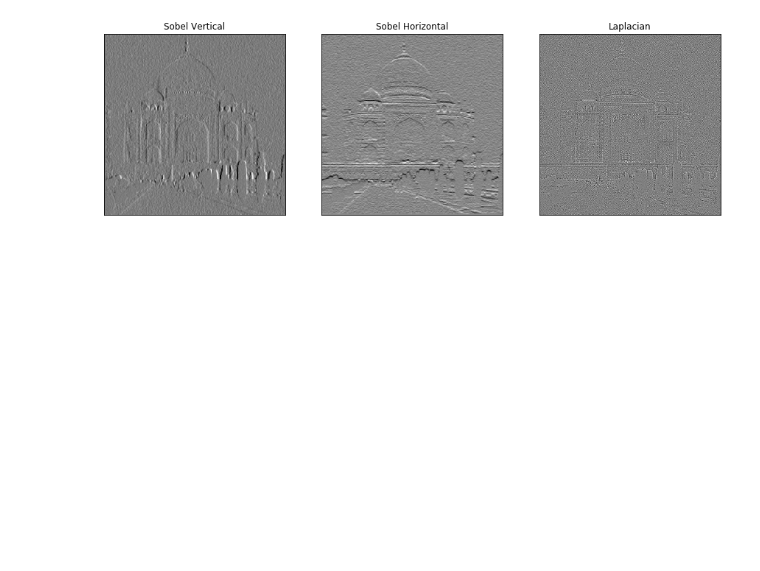
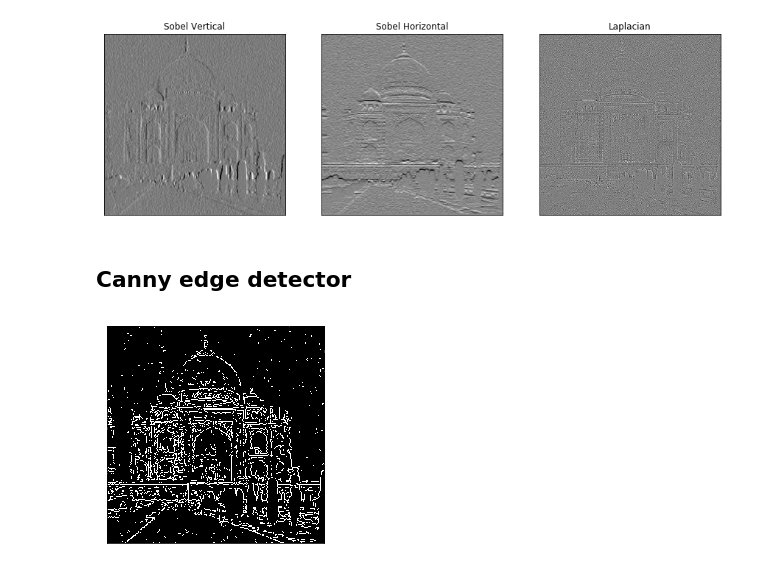
Before and after one commit to Vykstorm/OpenCV_examples, a Jupyter notebook: edges.ipynb, the cells around one changed output. Saved outputs shown, nothing was run; the diff lists cells and outputs as text; code cells hidden in the pictures; blank space fills up the shorter version.

Commit message:
Added example of canny edge detection

```diff
--- a/edges.ipynb
+++ b/edges.ipynb
@@ -33,3 +33,11 @@ plt.imshow(laplacian, cmap='gray')
 plt.title('Laplacian'), plt.xticks([]), plt.yticks([]);
 # %% [output]
 [figure]
+# %% [markdown]
+## Canny edge detector
+# %%
+canny = cv.Canny(img,190,250)
+# %%
+plt.imshow(canny, cmap='gray'), plt.xticks([]), plt.yticks([]);
+# %% [output]
+[figure, added]
```
